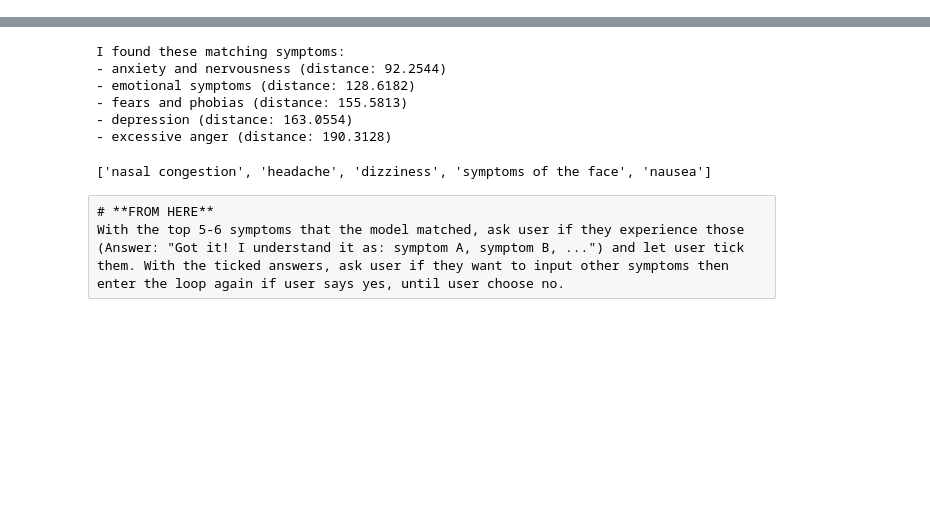
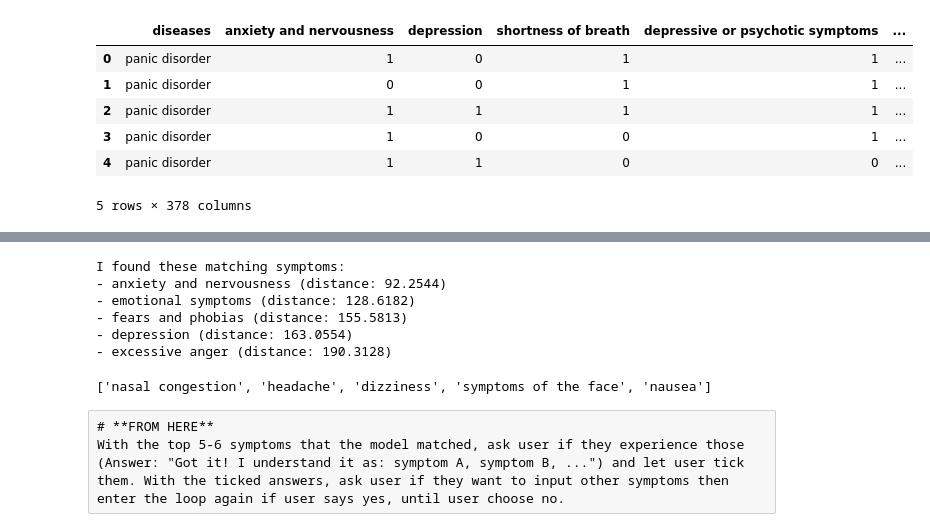
Before and after one commit to hathucanh13/Symptoms2Diseases, a Jupyter notebook: train2.ipynb, the cells around one changed output, grey strips where cells are left out. Saved outputs shown, nothing was run; the diff lists cells and outputs as text; code cells hidden in the pictures; blank space fills up the shorter version.

```diff
--- a/train2.ipynb
+++ b/train2.ipynb
@@ -5,13 +5,19 @@ from sentence_transformers import SentenceTransformer
 # %%
 df = pd.read_csv('archive/all_symptoms.csv')
 df = pd.read_csv('archive/dataset_Diseases_and_Symptoms.csv')
 #Data proces
 all_symptoms = df.columns[1:]
-allsss = pd.DataFrame(all_symptoms)
-
 # Write the DataFrame to a CSV file
-allsss.to_csv('datatest2.csv', index=True)
+# allsss.to_csv('datatest2.csv', index=True)
 
 # unique_first_field_values = df.iloc[:, 0].drop_duplicates()
 # # Transpose
 # unique_first_field_values_df = pd.DataFrame(unique_first_field_values).T
+# %% [output]
+|  | diseases | anxiety and nervousness | depression | shortness of breath | depressive or psychotic symptoms | ... |
+| 0 | panic disorder | 1 | 0 | 1 | 1 | ... |
+| 1 | panic disorder | 0 | 0 | 1 | 1 | ... |
+| 2 | panic disorder | 1 | 1 | 1 | 1 | ... |
+| 3 | panic disorder | 1 | 0 | 0 | 1 | ... |
+| 4 | panic disorder | 1 | 1 | 0 | 0 | ... |
+5 rows × 378 columns
```
Also changed, not shown: parts of 16 cells of this notebook, 9 other files.
